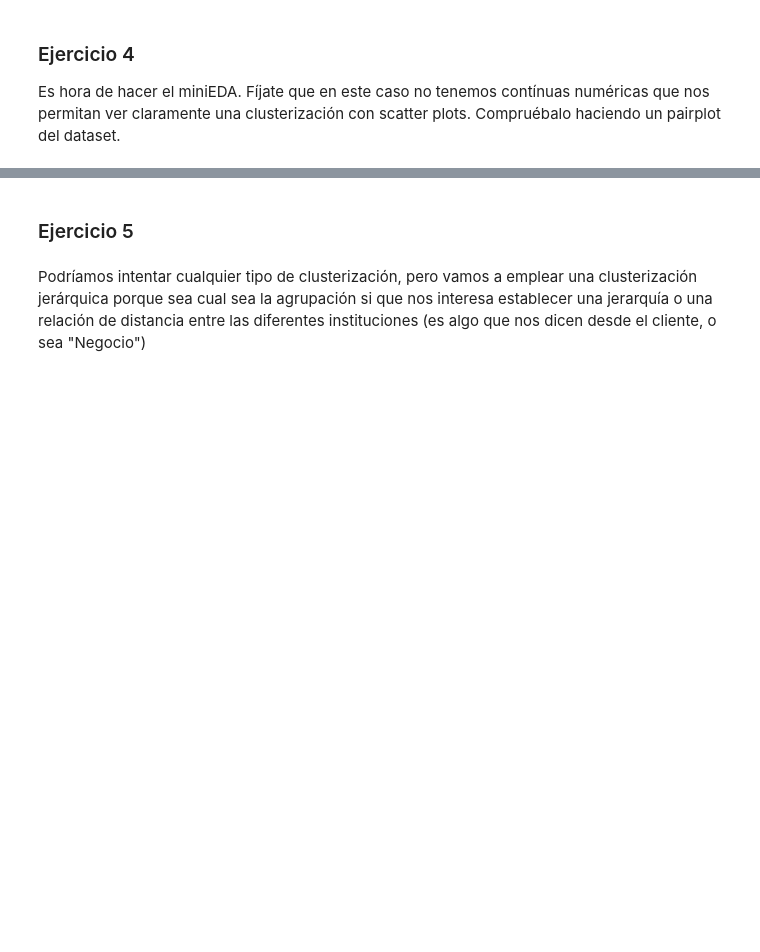
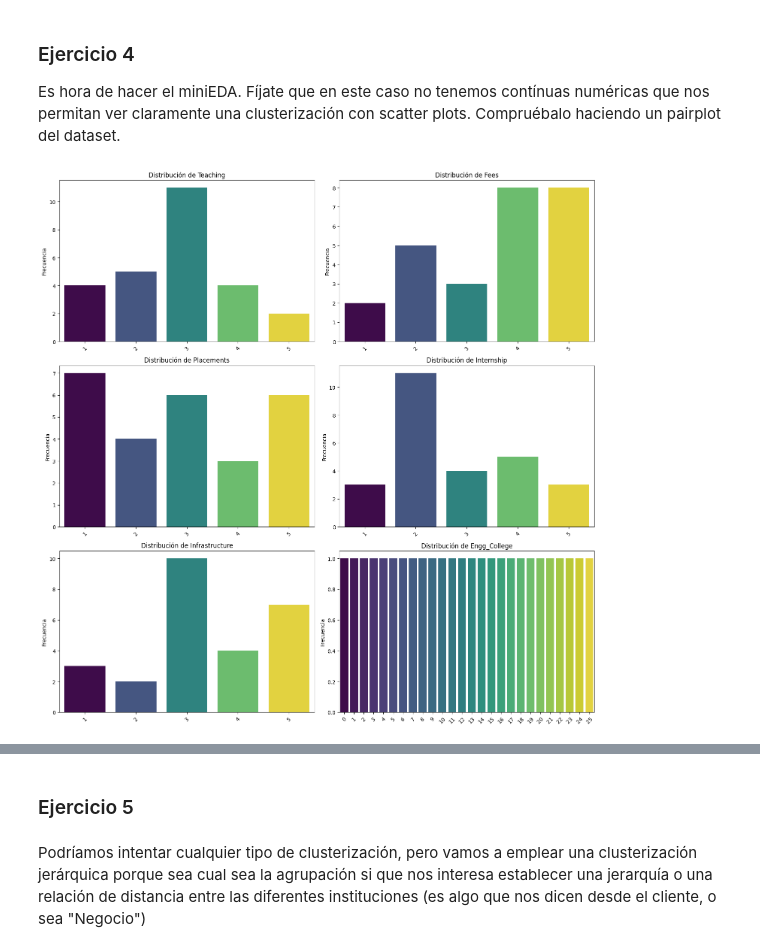
Before and after one commit to Rodrigo6363/ONLINE_DS_THEBRIDGE_ROD, a Jupyter notebook: Sprint_13/Unidad_02/Ejercicios_Workout/14_Ejercicios_Clustering_Jerárquico.ipynb, the cells around one changed output, grey strips where cells are left out. Cells and saved outputs as stored; diff of their text form; code cells hidden in the pictures; blank space fills up the shorter version.

```diff
--- a/Sprint_13/Unidad_02/Ejercicios_Workout/14_Ejercicios_Clustering_Jerárquico.ipynb
+++ b/Sprint_13/Unidad_02/Ejercicios_Workout/14_Ejercicios_Clustering_Jerárquico.ipynb
@@ -28,3 +37,6 @@ import
 ### Ejercicio 1
 
 Carga los datos ("Engg_College_Data") y haz una primera inspección "rápida".
+# %%
+df = pd.read_csv("./data/Engg_College_Data.csv")
+df.head()
@@ -31,4 +50,14 @@ Carga los datos ("Engg_College_Data") y haz una primera inspección "rápida".
+# %%
+le = LabelEncoder()
+
+# Aplicar LabelEncoder a la columna 'Engg_College'
+df['Engg_College'] = le.fit_transform(df['Engg_College'])
 # %% [markdown]
 ### Ejercicio 2
 
 Crea un train_set con una única variable de tipo índice (que nos servirá para identifcar a las instituciones en cada clúster)
+# %%
+df.set_index('SR_NO', inplace=True)
+
+# Mostrar el dataframe resultante
+print(df)
@@ -39,4 +96,10 @@ Determina el tipo de cada variable, haciendo un univariante de las mismas.
+# %%
+features = ['Teaching','Fees','Placements','Internship','Infrastructure','Engg_College']
 # %% [markdown]
 ### Ejercicio 4
 
 Es hora de hacer el miniEDA. Fíjate que en este caso no tenemos contínuas numéricas que nos permitan ver claramente una clusterización con scatter plots. Compruébalo haciendo un pairplot del dataset.
+# %%
+tds.pinta_distribucion_categoricas(df,features)
+# %% [output]
+[figure, added]
```
Also changed, not shown: parts of 14 cells of this notebook, 1 other file.
